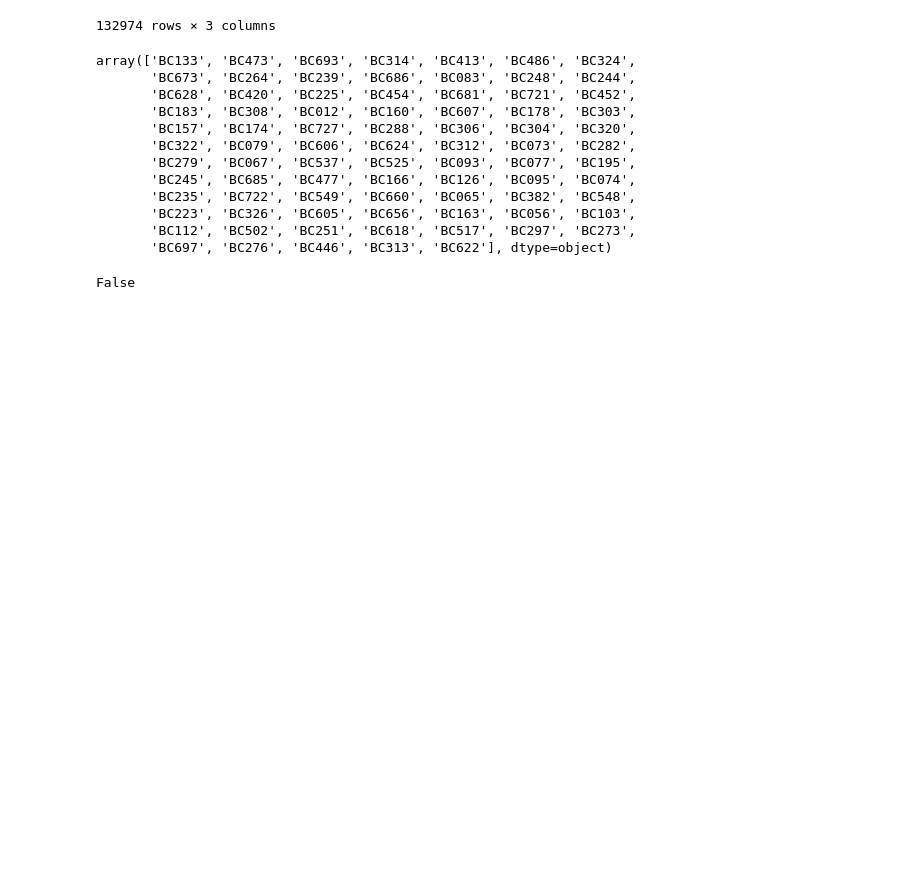
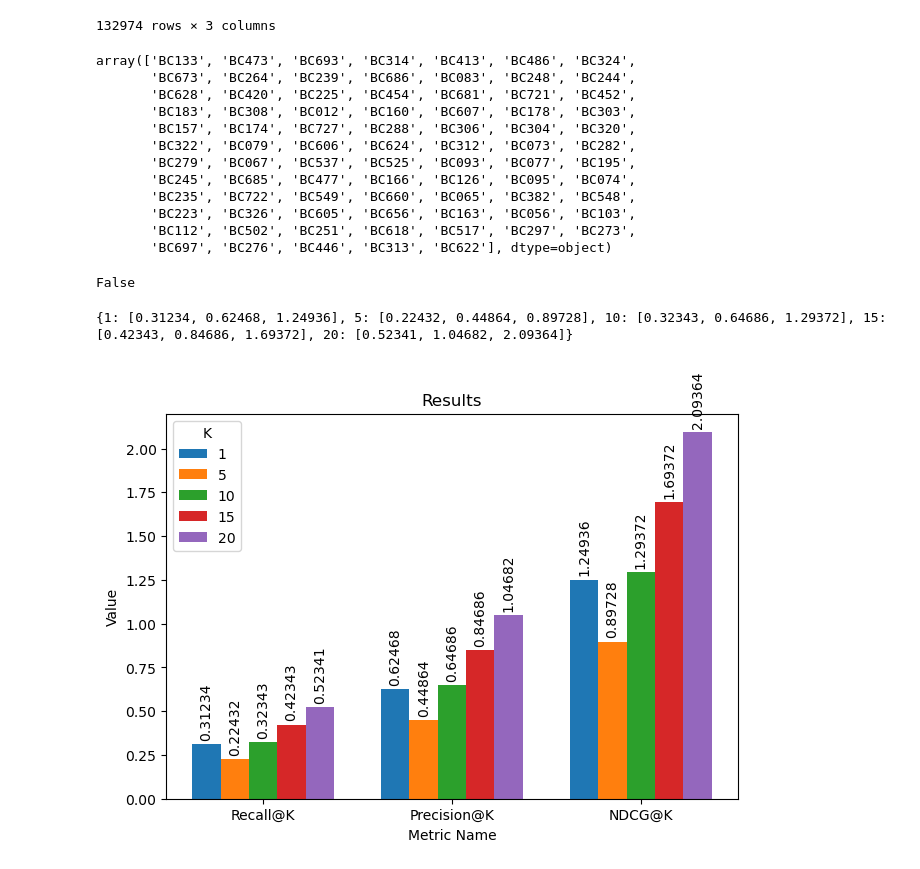
Before and after one commit to RusheelIyer/comp_lightgcn, a Jupyter notebook: test.ipynb, the cells around one changed output. Cells and saved outputs as stored; diff of their text form; code cells hidden in the pictures; blank space fills up the shorter version.

Commit message:
save eval results as image

```diff
--- a/test.ipynb
+++ b/test.ipynb
@@ -38,3 +39,45 @@ array(['BC133', 'BC473', 'BC693', 'BC314', 'BC413', 'BC486', 'BC324',
 'BC019' in items
 # %% [output]
 False
+# %%
+K = [1, 5, 10, 15, 20]
+recalls = [.31234,.22432,.32343,.42343,.52341]
+precisions = [recall*2 for recall in recalls]
+ndcgs = [prec*2 for prec in precisions]
+
+# plot_dict = {
+#     'Recall': recalls,
+#     'Precision': precisions,
+#     'NDCG': ndcgs
+# }
+
+plot_dict={}
+for i, k in enumerate(K):
+    plot_dict[k] = [recalls[i], precisions[i], ndcgs[i]]
+
+print(plot_dict)
+
+metrics = ['Recall@K', 'Precision@K', 'NDCG@K']
+
+fig, ax = plt.subplots(layout='constrained')
+
+x = np.arange(len(metrics))  # the label locations
+width = 0.15  # the width of the bars
+multiplier = 0
+
+for metric, val in plot_dict.items():
+    metric = str(metric)
+    offset = width * multiplier
+    rects = ax.bar(x + offset, val, width, label=metric)
+    ax.bar_label(rects, padding=3, rotation='vertical', label_type='edge')
+    multiplier += 1
+
+ax.set_xlabel('Metric Name')
+ax.set_ylabel('Value')
+ax.set_title('Results')
+ax.set_xticks(x + width*2, metrics)
+ax.legend(title='K')
+plt.show()
+# %% [output]
+{1: [0.31234, 0.62468, 1.24936], 5: [0.22432, 0.44864, 0.89728], 10: [0.32343, 0.64686, 1.29372], 15: [0.42343, 0.84686, 1.69372], 20: [0.52341, 1.04682, 2.09364]}
+[figure, added]
```
Also changed, not shown: parts of 1 cell of this notebook, 7 other files.
